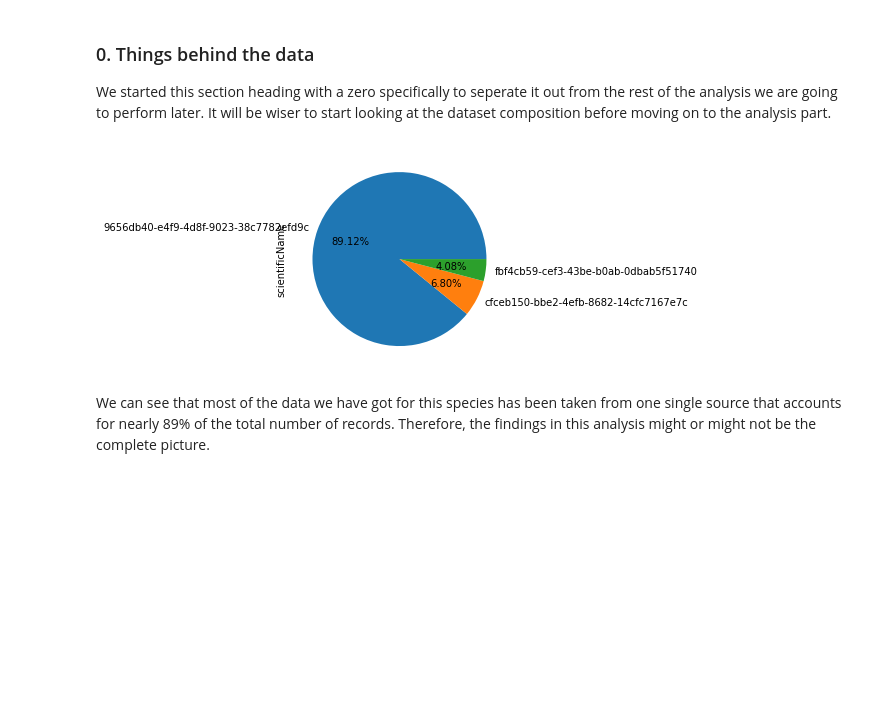
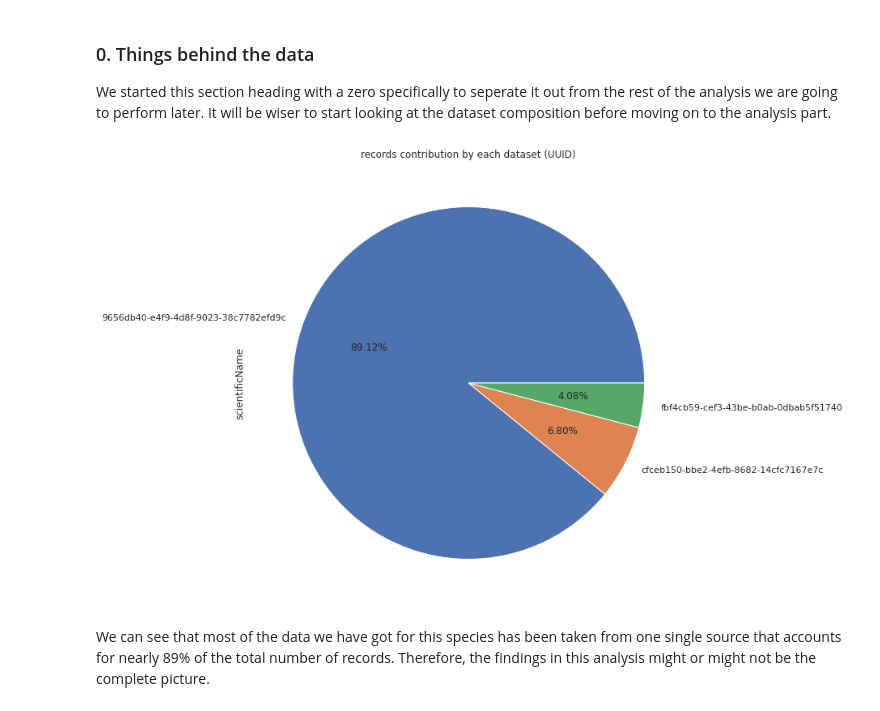
Before and after one commit to iobis/pyobis, a Jupyter notebook: notebooks/MeasurementOrFact_Analysis.ipynb, the cells around one changed output. Drawn from its saved outputs; the diff is of its cells as text; code cells hidden in the pictures; blank space fills up the shorter version.

Commit message:
update. fixed size of pie chart

```diff
--- a/notebooks/MeasurementOrFact_Analysis.ipynb
+++ b/notebooks/MeasurementOrFact_Analysis.ipynb
@@ -56,10 +56,13 @@ This is some good data, 35688 records. Looks promising.
 # %% [markdown]
 ### 0. Things behind the data
 We started this section heading with a zero specifically to seperate it out from the rest of the analysis we are going to perform later. It will be wiser to start looking at the dataset composition before moving on to the analysis part.
+# %%
+sns.set(rc = {'figure.figsize':(15,10)}, style="darkgrid")
 # %%
-data.groupby("dataset_id").scientificName.count().plot.pie(autopct="%1.2f%%");
+data.groupby("dataset_id").scientificName.count().plot.pie(autopct="%1.2f%%")
+plt.title("records contribution by each dataset (UUID)");
 # %% [output]
-[figure, old version]
+[figure, new version]
 # %% [markdown]
 We can see that most of the data we have got for this species has been taken from one single source that accounts for nearly 89% of the total number of records. Therefore, the findings in this analysis might or might not be the complete picture.
 # %% [markdown]
```
